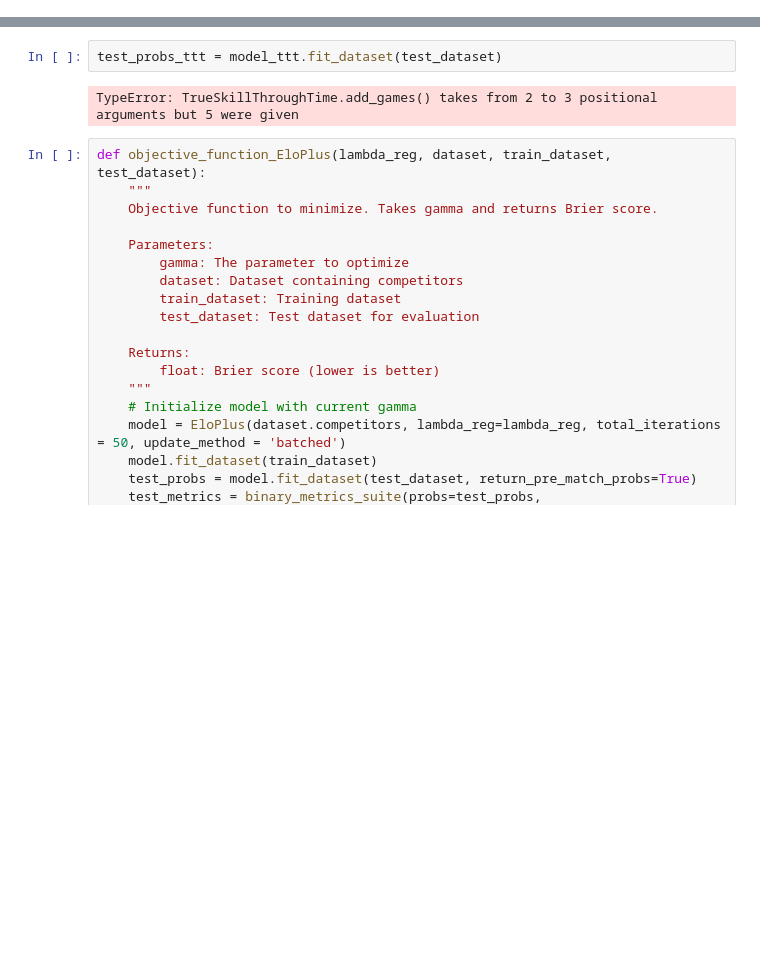
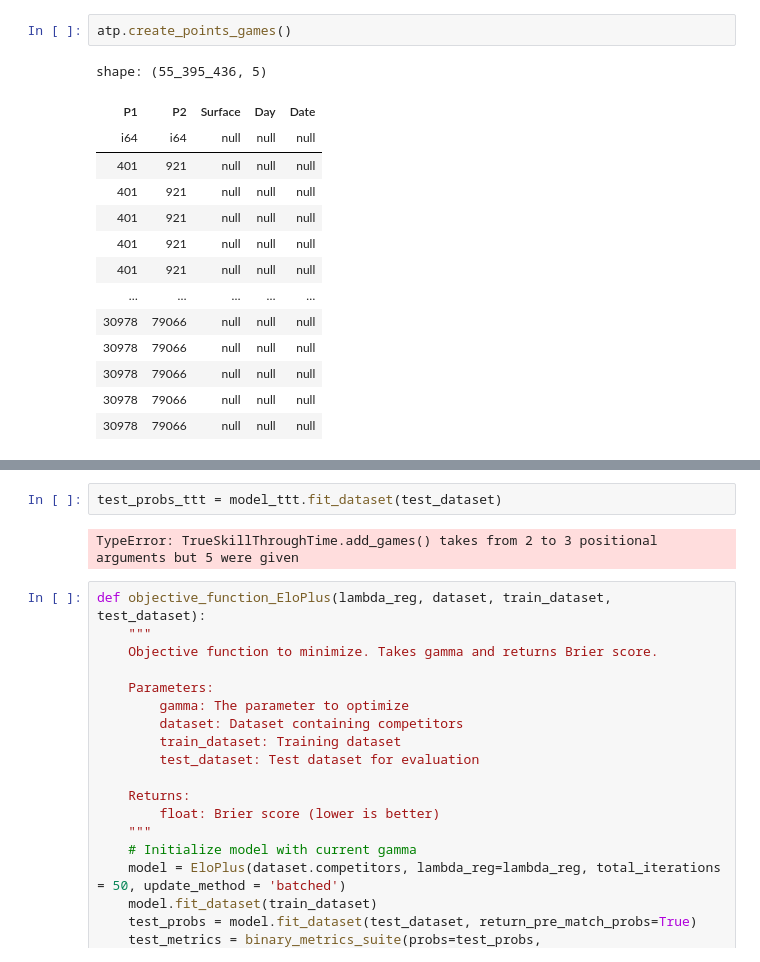
Before and after one commit to PaulMainwood/tennis, a Jupyter notebook: test_mdb.ipynb, the cells around one changed output, grey strips where cells are left out. Saved outputs shown, nothing was run; the diff lists cells and outputs as text; blank space fills up the shorter version.

```diff
--- a/test_mdb.ipynb
+++ b/test_mdb.ipynb
@@ -61,0 +175,17 @@ print(test_metrics_Glicko2)
+# %%
+atp.create_points_games()
+# %% [output]
+shape: (55_395_436, 5)
+| P1 | P2 | Surface | Day | Date |
+| i64 | i64 | null | null | null |
+| 401 | 921 | null | null | null |
+| 401 | 921 | null | null | null |
+| 401 | 921 | null | null | null |
+| 401 | 921 | null | null | null |
+| 401 | 921 | null | null | null |
+| … | … | … | … | … |
+| 30978 | 79066 | null | null | null |
+| 30978 | 79066 | null | null | null |
+| 30978 | 79066 | null | null | null |
+| 30978 | 79066 | null | null | null |
+| 30978 | 79066 | null | null | null |
```
Also changed, not shown: parts of 26 cells of this notebook, 3 other files.
